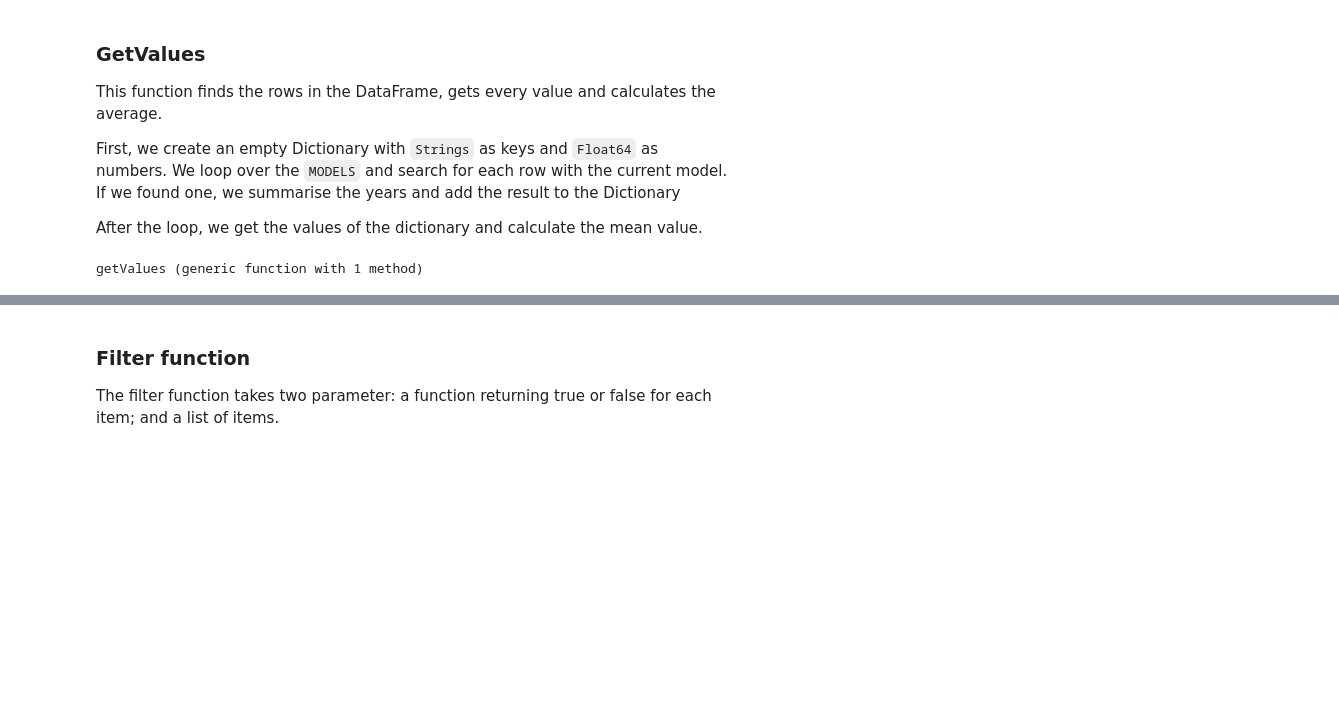
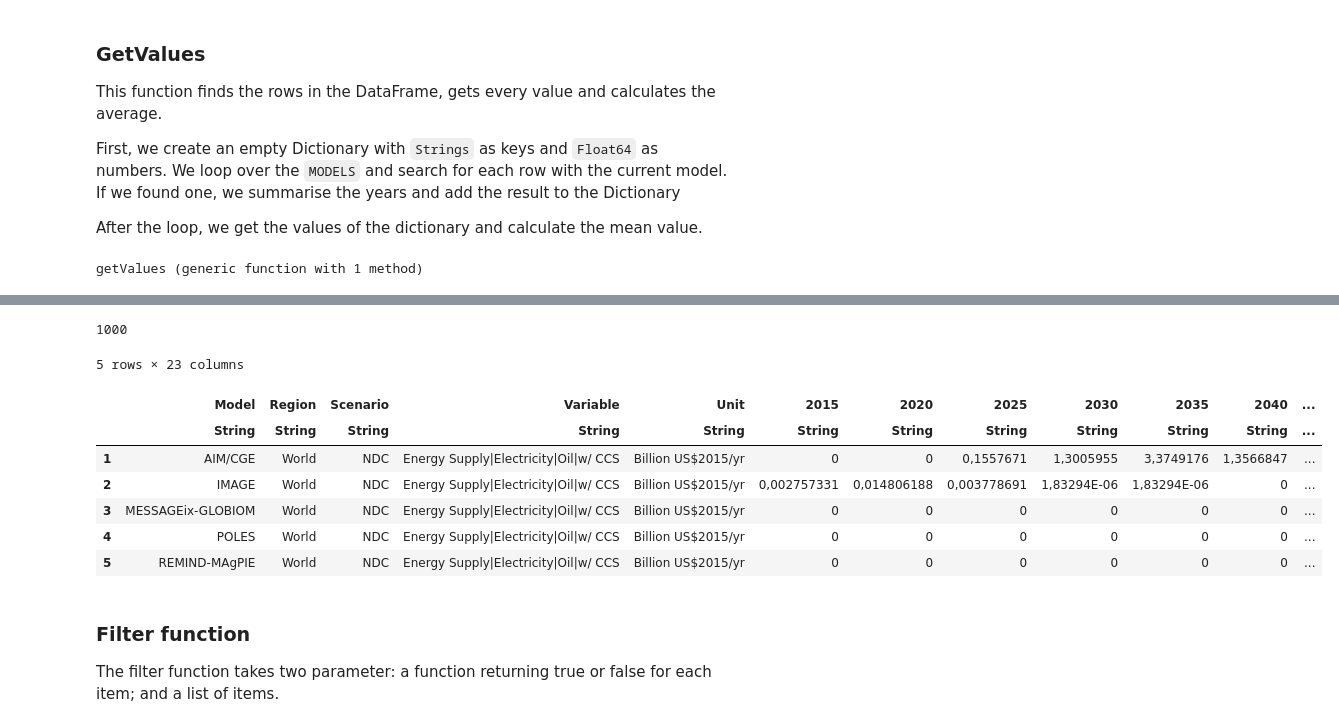
Before and after one commit to SensesProject/investment-opportunities, a Jupyter notebook: data/Investment Opportunities and Alignment.ipynb, the cells around one changed output, grey strips where cells are left out. Cells and saved outputs as stored; diff of their text form; code cells hidden in the pictures; blank space fills up the shorter version.

```diff
--- a/data/Investment Opportunities and Alignment.ipynb
+++ b/data/Investment Opportunities and Alignment.ipynb
@@ -328,3 +364,18 @@ getValues (generic function with 1 method)
+# %%
+ENV["COLUMNS"] = 1000
+# %% [output]
+1000
+# %%
+row = filter(row -> row[:Scenario] == "NDC" && row[:Region] == "World" && row[:Variable] == "Energy Supply|Electricity|Oil|w/ CCS", datum)
+# %% [output]
+5 rows × 23 columns
+|  | Model | Region | Scenario | Variable | Unit | 2015 | 2020 | 2025 | 2030 | 2035 | 2040 | ... |
+|  | String | String | String | String | String | String | String | String | String | String | String | ... |
+| 1 | AIM/CGE | World | NDC | Energy Supply|Electricity|Oil|w/ CCS | Billion US$2015/yr | 0 | 0 | 0,1557671 | 1,3005955 | 3,3749176 | 1,3566847 | ... |
+| 2 | IMAGE | World | NDC | Energy Supply|Electricity|Oil|w/ CCS | Billion US$2015/yr | 0,002757331 | 0,014806188 | 0,003778691 | 1,83294E-06 | 1,83294E-06 | 0 | ... |
+| 3 | MESSAGEix-GLOBIOM | World | NDC | Energy Supply|Electricity|Oil|w/ CCS | Billion US$2015/yr | 0 | 0 | 0 | 0 | 0 | 0 | ... |
+| 4 | POLES | World | NDC | Energy Supply|Electricity|Oil|w/ CCS | Billion US$2015/yr | 0 | 0 | 0 | 0 | 0 | 0 | ... |
+| 5 | REMIND-MAgPIE | World | NDC | Energy Supply|Electricity|Oil|w/ CCS | Billion US$2015/yr | 0 | 0 | 0 | 0 | 0 | 0 | ... |
 # %% [markdown]
 ### Filter function
 The filter function takes two parameter: a function returning true or false for each item; and a list of items.
```
Also changed, not shown: parts of 10 cells of this notebook, 14 other files.
